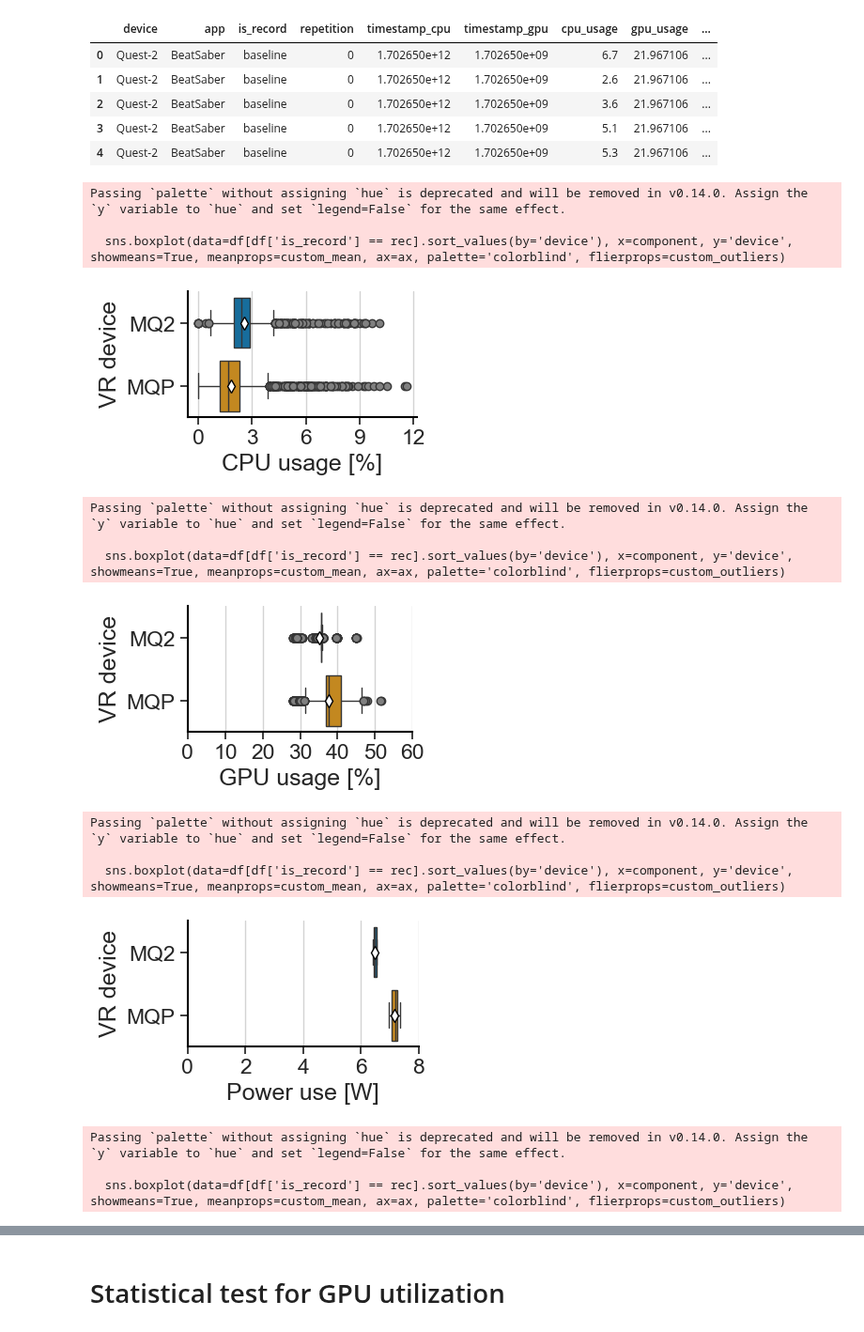
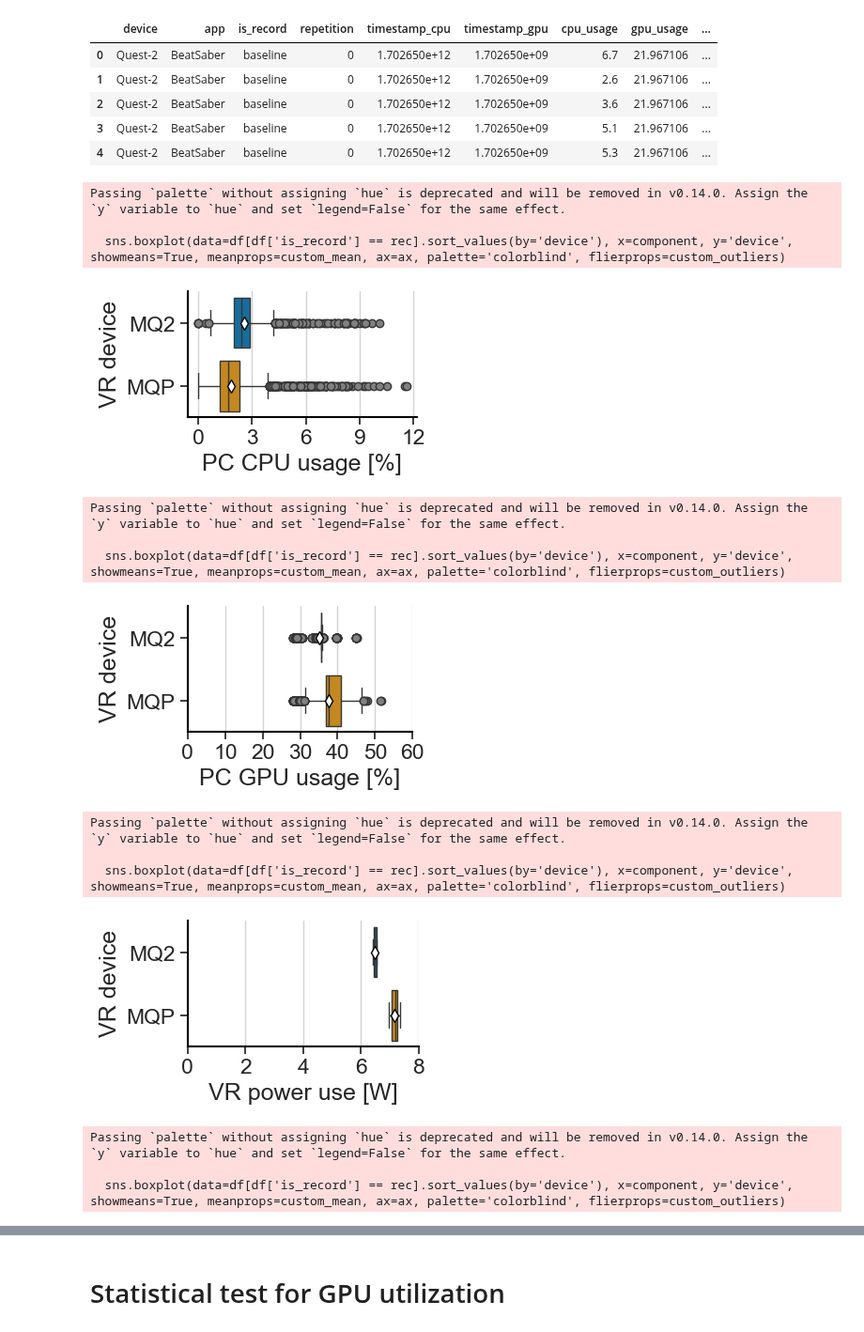
Before and after one commit to Raiduy/librnr-experiments, a Jupyter notebook: analysis_BM.ipynb, the cells around one changed output, grey strips where cells are left out. Shown at 94% size. Drawn from its saved outputs; the diff is of its cells as text; code cells hidden in the pictures.

```diff
--- a/analysis_BM.ipynb
+++ b/analysis_BM.ipynb
@@ -788,43 +788,49 @@ full_df.head(5)
 # %%
 def plot_cpu_usage_simple(df, out_folder, component, xlabel, xrange):
     fig, ax = plt.subplots(1, 1, figsize=(4, 2.5))
     is_record_list = ['replay']
 
     for i, rec in enumerate(is_record_list):
         sns.boxplot(data=df[df['is_record'] == rec].sort_values(by='device'), x=component, y='device', showmeans=True, meanprops=custom_mean, ax=ax, palette='colorblind', flierprops=custom_outliers)
         if component == 'FPS':
             ax.axvline(x=72, color='r', linestyle='--')
         ax.set_xlabel(xlabel)
         ax.set_ylabel('VR device')
 
         ax.set_xticks(xrange)
 
     if component == 'Energy per Second (J/s)':
         component = 'power'
     plt.tight_layout()
     plt.savefig(f'./figures/{out_folder}/PC-A_device_vs_{component}.pdf', bbox_inches='tight', format='pdf')
     plt.show()
 
 
 full_df['device'] = full_df['device'].apply(lambda x: 'MQ2' if x == 'Quest-2' else ('MQP' if x == 'Quest-Pro' else x))
 # plot_gpu_usage_simple(full_df[full_df['host_machine'] == 'PC-A'], 'wkload_offl')
-plot_cpu_usage_simple(full_df[full_df['host_machine'] == 'PC-A'], 'wkload_offl', 'cpu_usage', 'CPU usage [%]', np.arange(0, 15, 3))
-plot_cpu_usage_simple(full_df[full_df['host_machine'] == 'PC-A'], 'wkload_offl', 'gpu_usage', 'GPU usage [%]', np.arange(0, 70, 10))
-plot_cpu_usage_simple(full_df[full_df['host_machine'] == 'PC-A'], 'wkload_offl', 'Energy per Second (J/s)', 'Power use [W]', np.arange(0, 9, 2))
-plot_cpu_usage_simple(full_lc[full_lc['host_machine'] == 'PC-A'], 'wkload_offl', 'FPS', 'Frames per second', np.arange(0, 80, 10))
+plot_cpu_usage_simple(full_df[full_df['host_machine'] == 'PC-A'], 'wkload_offl', 'cpu_usage', 'PC CPU usage [%]', np.arange(0, 15, 3))
+plot_cpu_usage_simple(full_df[full_df['host_machine'] == 'PC-A'], 'wkload_offl', 'gpu_usage', 'PC GPU usage [%]', np.arange(0, 70, 10))
+plot_cpu_usage_simple(full_df[full_df['host_machine'] == 'PC-A'], 'wkload_offl', 'Energy per Second (J/s)', 'VR power use [W]', np.arange(0, 9, 2))
+plot_cpu_usage_simple(full_lc[full_lc['host_machine'] == 'PC-A'], 'wkload_offl', 'FPS', 'VR frames per second', np.arange(0, 80, 10))
+
+
+print('cpu_usage', full_df[full_df['host_machine'] == 'PC-A'].groupby(['device', 'is_record'])['cpu_usage'].describe(), '\n')
+print('gpu_usage', full_df[full_df['host_machine'] == 'PC-A'].groupby(['device', 'is_record'])['gpu_usage'].describe(), '\n')
+print('power', full_df[full_df['host_machine'] == 'PC-A'].groupby(['device', 'is_record'])['Energy per Second (J/s)'].describe(), '\n')
+print('FPS', full_lc[full_lc['host_machine'] == 'PC-A'].groupby(['device', 'is_record'])['FPS'].describe(), '\n')
 # %% [output]
 Passing `palette` without assigning `hue` is deprecated and will be removed in v0.14.0. Assign the `y` variable to `hue` and set `legend=False` for the same effect.
 
   sns.boxplot(data=df[df['is_record'] == rec].sort_values(by='device'), x=component, y='device', showmeans=True, meanprops=custom_mean, ax=ax, palette='colorblind', flierprops=custom_outliers)
-[figure, old version]
+[figure, new version]
 Passing `palette` without assigning `hue` is deprecated and will be removed in v0.14.0. Assign the `y` variable to `hue` and set `legend=False` for the same effect.
 
   sns.boxplot(data=df[df['is_record'] == rec].sort_values(by='device'), x=component, y='device', showmeans=True, meanprops=custom_mean, ax=ax, palette='colorblind', flierprops=custom_outliers)
-[figure, old version]
+[figure, new version]
 Passing `palette` without assigning `hue` is deprecated and will be removed in v0.14.0. Assign the `y` variable to `hue` and set `legend=False` for the same effect.
 
   sns.boxplot(data=df[df['is_record'] == rec].sort_values(by='device'), x=component, y='device', showmeans=True, meanprops=custom_mean, ax=ax, palette='colorblind', flierprops=custom_outliers)
-[figure, old version]
+[figure, new version]
 Passing `palette` without assigning `hue` is deprecated and will be removed in v0.14.0. Assign the `y` variable to `hue` and set `legend=False` for the same effect.
 
   sns.boxplot(data=df[df['is_record'] == rec].sort_values(by='device'), x=component, y='device', showmeans=True, meanprops=custom_mean, ax=ax, palette='colorblind', flierprops=custom_outliers)
```
Also changed, not shown: parts of 1 cell of this notebook, 15 other files.
